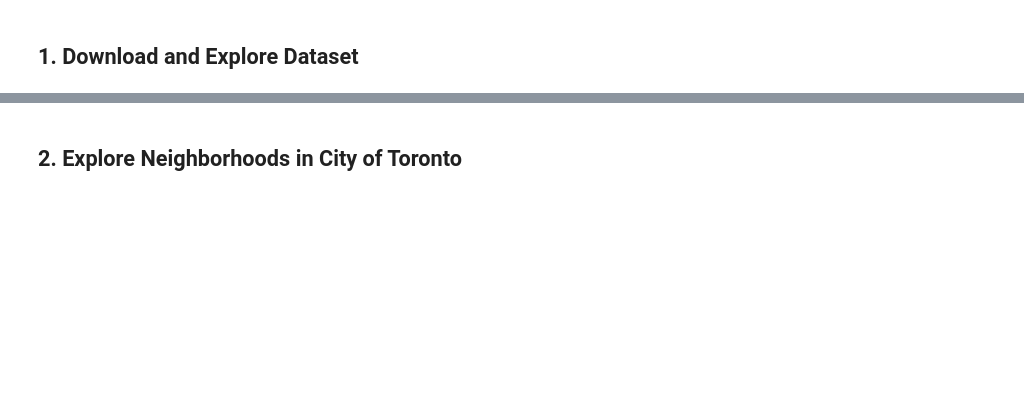
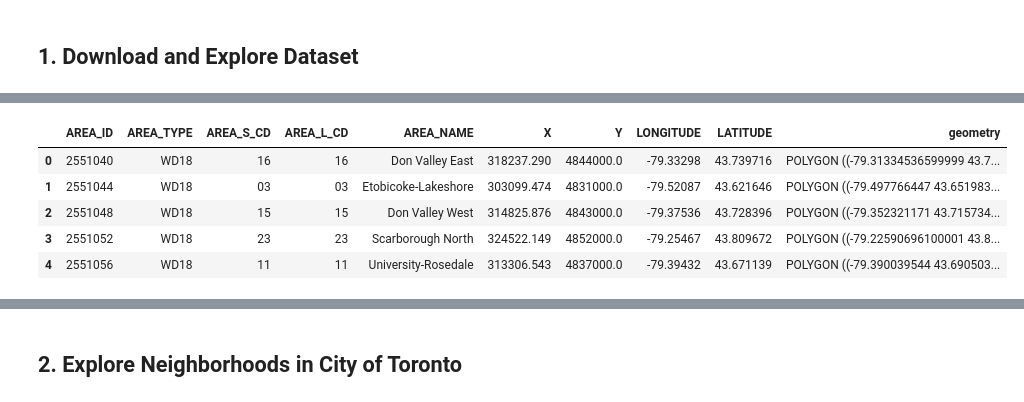
Before and after one commit to jerry-qm/capstone, a Jupyter notebook: Week-3.ipynb, the cells around one changed output, grey strips where cells are left out. Saved outputs shown, nothing was run; the diff lists cells and outputs as text; code cells hidden in the pictures; blank space fills up the shorter version.

```diff
--- a/Week-3.ipynb
+++ b/Week-3.ipynb
@@ -56,0 +67,10 @@ ModuleNotFoundError: No module named 'geopandas'
+# %%
+gpd_toronto = gpd.read_file('data/WARD_WGS84.shp')
+gpd_toronto.head()
+# %% [output]
+|  | AREA_ID | AREA_TYPE | AREA_S_CD | AREA_L_CD | AREA_NAME | X | Y | LONGITUDE | LATITUDE | geometry |
+| 0 | 2551040 | WD18 | 16 | 16 | Don Valley East | 318237.290 | 4844000.0 | -79.33298 | 43.739716 | POLYGON ((-79.31334536599999 43.7... |
+| 1 | 2551044 | WD18 | 03 | 03 | Etobicoke-Lakeshore | 303099.474 | 4831000.0 | -79.52087 | 43.621646 | POLYGON ((-79.497766447 43.651983... |
+| 2 | 2551048 | WD18 | 15 | 15 | Don Valley West | 314825.876 | 4843000.0 | -79.37536 | 43.728396 | POLYGON ((-79.352321171 43.715734... |
+| 3 | 2551052 | WD18 | 23 | 23 | Scarborough North | 324522.149 | 4852000.0 | -79.25467 | 43.809672 | POLYGON ((-79.22590696100001 43.8... |
+| 4 | 2551056 | WD18 | 11 | 11 | University-Rosedale | 313306.543 | 4837000.0 | -79.39432 | 43.671139 | POLYGON ((-79.390039544 43.690503... |
```
Also changed, not shown: parts of 3 cells of this notebook, 2 other files.
